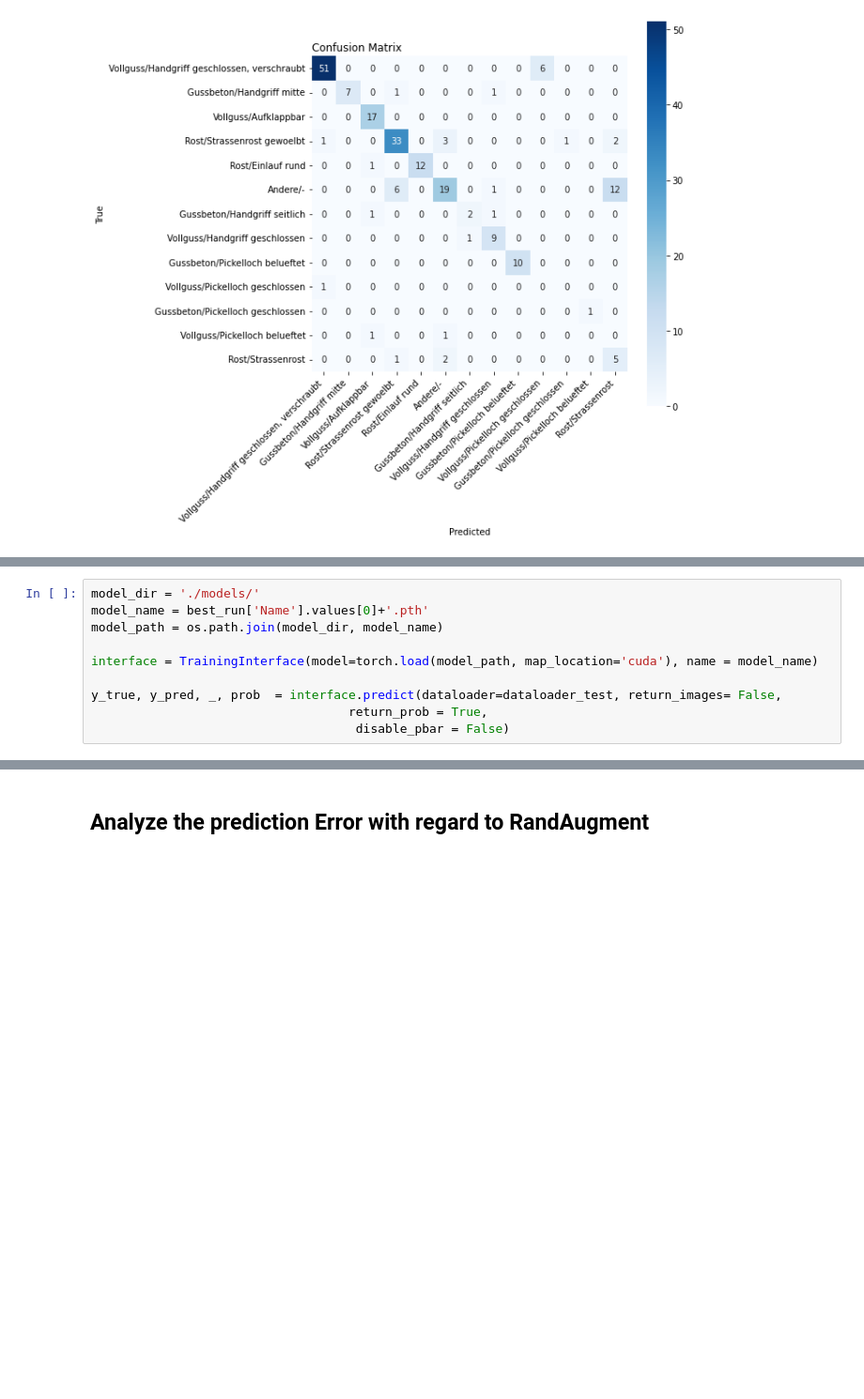
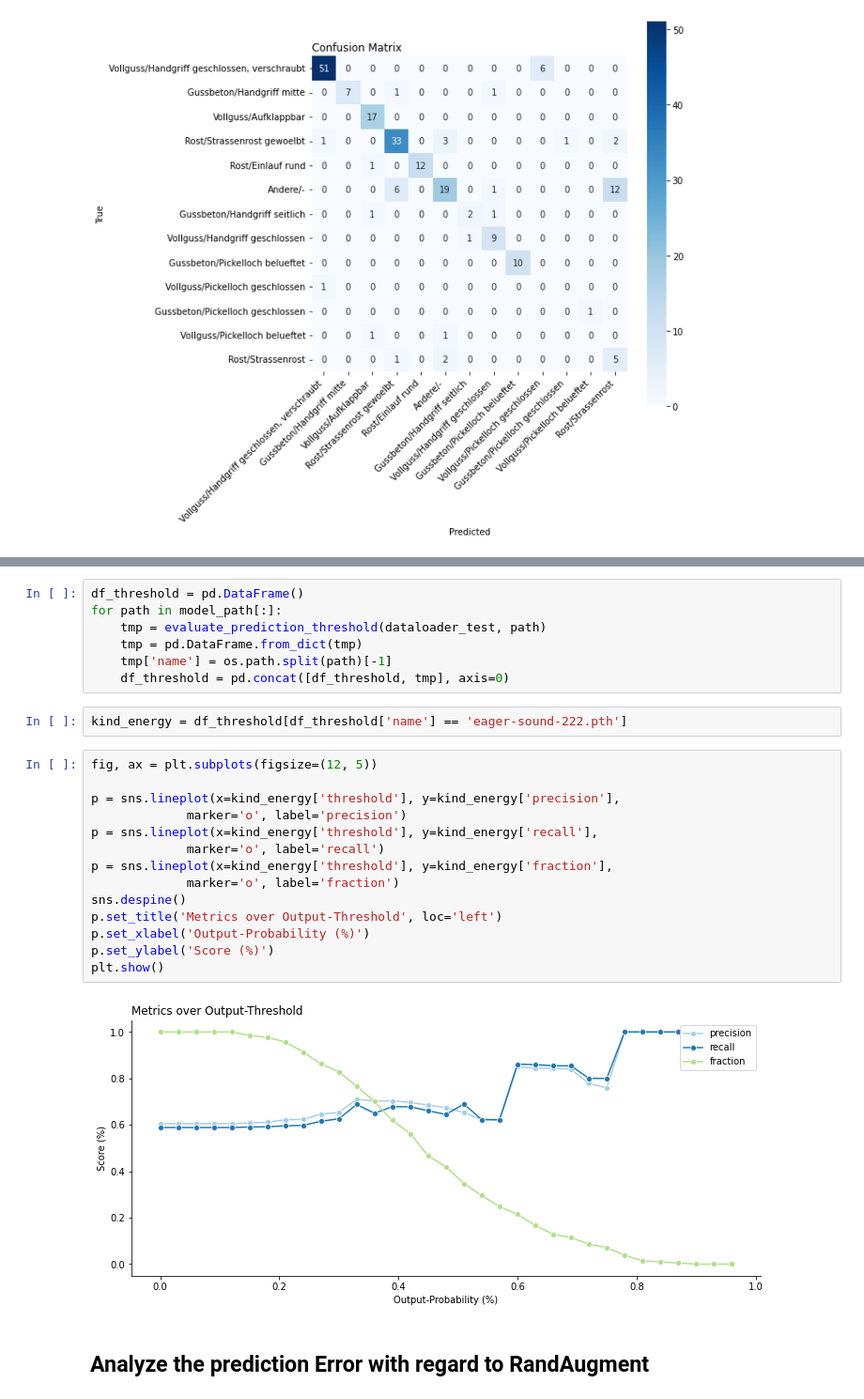
Before and after one commit to FiratSaritas/manhole-cover-classification, a Jupyter notebook: model/analyze_topn.ipynb, the cells around one changed output, grey strips where cells are left out. Shown at 94% size. Saved outputs shown, nothing was run; the diff lists cells and outputs as text; blank space fills up the shorter version.

```diff
--- a/model/analyze_topn.ipynb
+++ b/model/analyze_topn.ipynb
@@ -584,10 +581,0 @@ best_run['Name'].values[0]
-# %%
-model_dir = './models/'
-model_name = best_run['Name'].values[0]+'.pth'
-model_path = os.path.join(model_dir, model_name)
-
-interface = TrainingInterface(model=torch.load(model_path, map_location='cuda'), name = model_name)
-
-y_true, y_pred, _, prob  = interface.predict(dataloader=dataloader_test, return_images= False,
-                                   return_prob = True,
-                                    disable_pbar = False)
@@ -596,3 +684,28 @@ y_true, y_pred, _, prob  = interface.predict(dataloader=dataloader_test, return_
+# %%
+df_threshold = pd.DataFrame()
+for path in model_path[:]:
+    tmp = evaluate_prediction_threshold(dataloader_test, path)
+    tmp = pd.DataFrame.from_dict(tmp)
+    tmp['name'] = os.path.split(path)[-1]
+    df_threshold = pd.concat([df_threshold, tmp], axis=0)
+# %%
+kind_energy = df_threshold[df_threshold['name'] == 'eager-sound-222.pth']
+# %%
+fig, ax = plt.subplots(figsize=(12, 5))
+
+p = sns.lineplot(x=kind_energy['threshold'], y=kind_energy['precision'],
+             marker='o', label='precision')
+p = sns.lineplot(x=kind_energy['threshold'], y=kind_energy['recall'],
+             marker='o', label='recall')
+p = sns.lineplot(x=kind_energy['threshold'], y=kind_energy['fraction'],
+             marker='o', label='fraction')
+sns.despine()
+p.set_title('Metrics over Output-Threshold', loc='left')
+p.set_xlabel('Output-Probability (%)')
+p.set_ylabel('Score (%)')
+plt.show()
+# %% [output]
+[figure, added]
 # %% [markdown]
 ## Analyze the prediction Error with regard to RandAugment
 # %%
```
Also changed, not shown: parts of 18 cells of this notebook.
